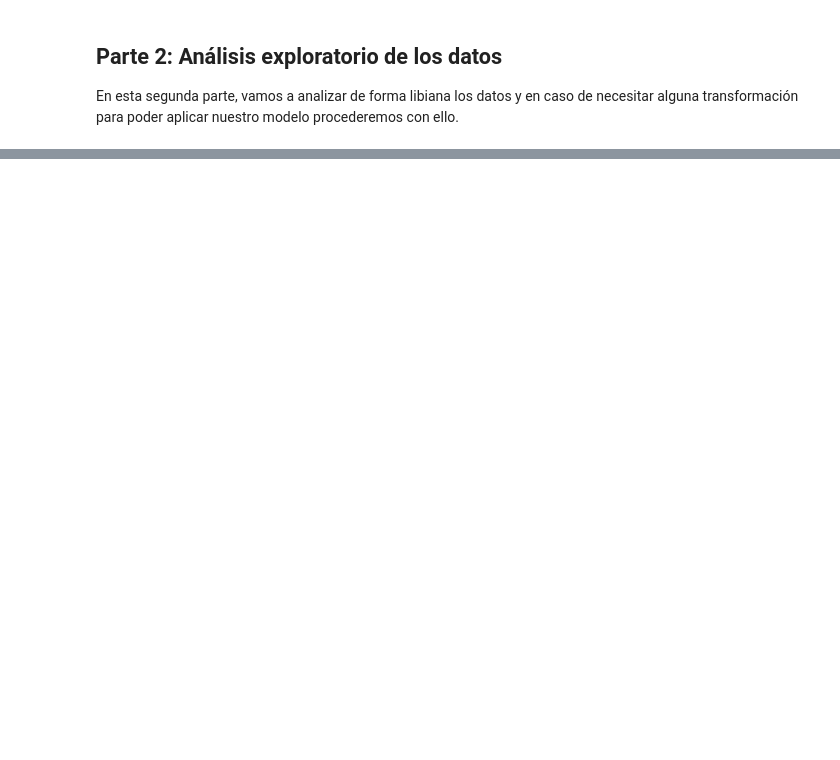
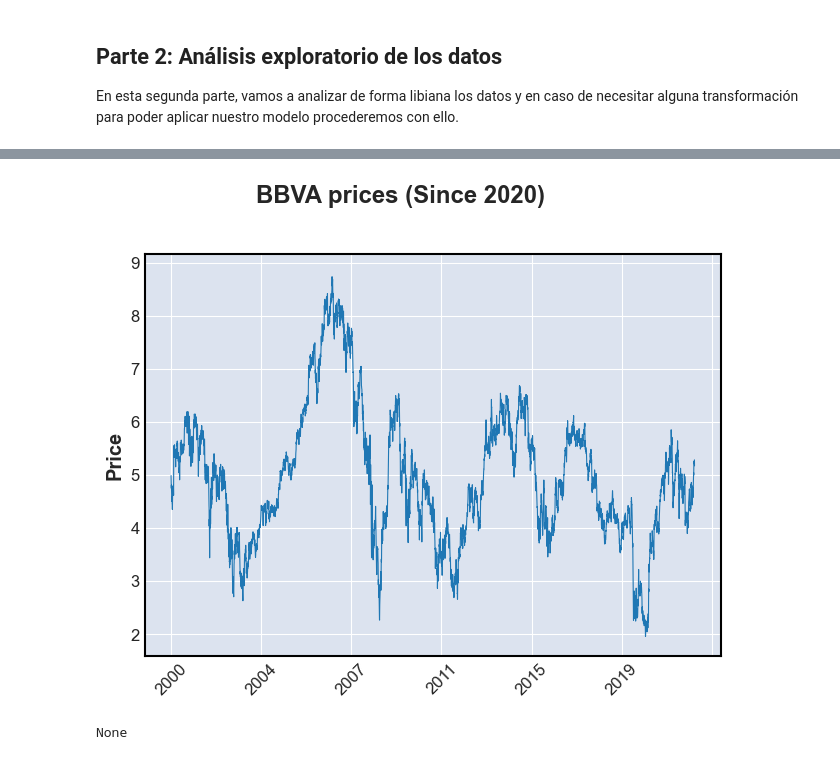
Before and after one commit to bereamanuel/analisisCarteras, a Jupyter notebook: BereaManuel_Actividad2.ipynb, the cells around one changed output, grey strips where cells are left out. Saved outputs shown, nothing was run; the diff lists cells and outputs as text; code cells hidden in the pictures; blank space fills up the shorter version.

```diff
--- a/BereaManuel_Actividad2.ipynb
+++ b/BereaManuel_Actividad2.ipynb
@@ -124,0 +113,5 @@ bbva.history(period="max")
+# %%
+display(mpf.plot(df,type='line', title = "BBVA prices (Since 2020)", datetime_format = "%Y" ))
+# %% [output]
+[figure, added]
+None
```
Also changed, not shown: parts of 6 cells of this notebook.
